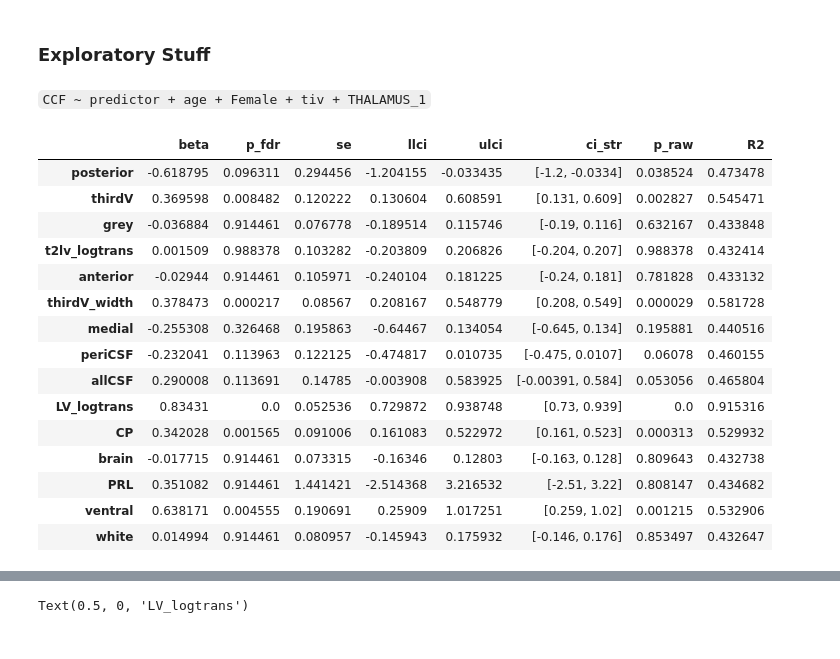
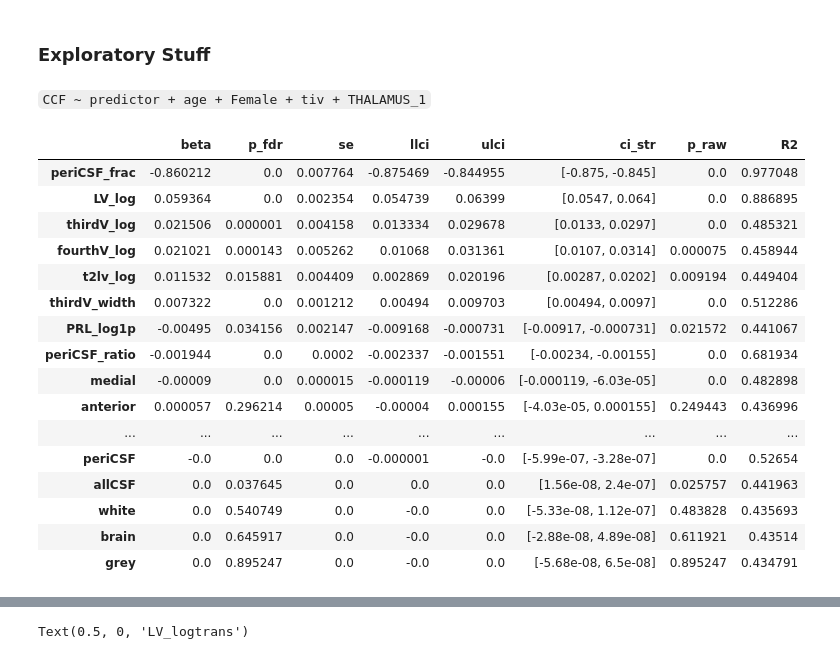
Before and after one commit to srs328/ms_mri, a Jupyter notebook: analysis/thalamus/csf_analysis.ipynb, the cells around one changed output, grey strips where cells are left out. Drawn from its saved outputs; the diff is of its cells as text; code cells hidden in the pictures.

```diff
--- a/analysis/thalamus/csf_analysis.ipynb
+++ b/analysis/thalamus/csf_analysis.ipynb
@@ -601,55 +413,60 @@ def run_regressions(
 # %% [markdown]
 ### Exploratory Stuff
 # %%
-model_data = df_z[MS_patients].join([df_thomas2_z, df_thomas_z[df_thomas_z.columns[~df_thomas_z.columns.isin(["THALAMUS_1"])]]])
+model_data = data[MS_patients]
 
 all_predictors = [
-    "LV_logtrans",
-    "LV",
+    "LV_log",
     "CP",
     "periCSF",
     "allCSF",
-    "thirdV",
+    "thirdV_log",
+    "fourthV_log",
+    "asegCSF",
+    "CCF",
+    "periCSF_ratio",
+    "periCSF_frac",
     "thirdV_width",
     "THALAMUS_1",
     "medial",
     "posterior",
     "ventral",
     "anterior",
-    "t2lv_logtrans",
+    "t2lv_log",
     "brain",
     "white",
     "grey",
-    "PRL"
+    "PRL_log1p"
 ]
 # %%
 outcome = "CCF" # LV / allCSF
 covariates = ["age", "Female", "tiv", "THALAMUS_1"]
 
 predictors = set(all_predictors).difference(set([outcome] + covariates))
 
 results = run_regressions(model_data, outcome, predictors, covariates)
 
 display(Markdown(f"`{outcome} ~ predictor + {" + ".join(covariates)}`"))
-# display_order = results["beta"].apply(np.abs).sort_values(ascending=False).index
-display_order = results.index
+display_order = results["beta"].apply(np.abs).sort_values(ascending=False).index
+# display_order = results.index
 display_cols = results.columns[~results.columns.isin(["ci"])]
 display(results.loc[display_order, display_cols])
 # %% [output]
 `CCF ~ predictor + age + Female + tiv + THALAMUS_1`
 |  | beta | p_fdr | se | llci | ulci | ci_str | p_raw | R2 |
-| posterior | -0.618795 | 0.096311 | 0.294456 | -1.204155 | -0.033435 | [-1.2, -0.0334] | 0.038524 | 0.473478 |
-| thirdV | 0.369598 | 0.008482 | 0.120222 | 0.130604 | 0.608591 | [0.131, 0.609] | 0.002827 | 0.545471 |
-| grey | -0.036884 | 0.914461 | 0.076778 | -0.189514 | 0.115746 | [-0.19, 0.116] | 0.632167 | 0.433848 |
-| t2lv_logtrans | 0.001509 | 0.988378 | 0.103282 | -0.203809 | 0.206826 | [-0.204, 0.207] | 0.988378 | 0.432414 |
-| anterior | -0.02944 | 0.914461 | 0.105971 | -0.240104 | 0.181225 | [-0.24, 0.181] | 0.781828 | 0.433132 |
-| thirdV_width | 0.378473 | 0.000217 | 0.08567 | 0.208167 | 0.548779 | [0.208, 0.549] | 0.000029 | 0.581728 |
-| medial | -0.255308 | 0.326468 | 0.195863 | -0.64467 | 0.134054 | [-0.645, 0.134] | 0.195881 | 0.440516 |
-| periCSF | -0.232041 | 0.113963 | 0.122125 | -0.474817 | 0.010735 | [-0.475, 0.0107] | 0.06078 | 0.460155 |
-| allCSF | 0.290008 | 0.113691 | 0.14785 | -0.003908 | 0.583925 | [-0.00391, 0.584] | 0.053056 | 0.465804 |
-| LV_logtrans | 0.83431 | 0.0 | 0.052536 | 0.729872 | 0.938748 | [0.73, 0.939] | 0.0 | 0.915316 |
-| CP | 0.342028 | 0.001565 | 0.091006 | 0.161083 | 0.522972 | [0.161, 0.523] | 0.000313 | 0.529932 |
-| brain | -0.017715 | 0.914461 | 0.073315 | -0.16346 | 0.12803 | [-0.163, 0.128] | 0.809643 | 0.432738 |
-| PRL | 0.351082 | 0.914461 | 1.441421 | -2.514368 | 3.216532 | [-2.51, 3.22] | 0.808147 | 0.434682 |
-| ventral | 0.638171 | 0.004555 | 0.190691 | 0.25909 | 1.017251 | [0.259, 1.02] | 0.001215 | 0.532906 |
-| white | 0.014994 | 0.914461 | 0.080957 | -0.145943 | 0.175932 | [-0.146, 0.176] | 0.853497 | 0.432647 |
+| periCSF_frac | -0.860212 | 0.0 | 0.007764 | -0.875469 | -0.844955 | [-0.875, -0.845] | 0.0 | 0.977048 |
+| LV_log | 0.059364 | 0.0 | 0.002354 | 0.054739 | 0.06399 | [0.0547, 0.064] | 0.0 | 0.886895 |
+| thirdV_log | 0.021506 | 0.000001 | 0.004158 | 0.013334 | 0.029678 | [0.0133, 0.0297] | 0.0 | 0.485321 |
+| fourthV_log | 0.021021 | 0.000143 | 0.005262 | 0.01068 | 0.031361 | [0.0107, 0.0314] | 0.000075 | 0.458944 |
+| t2lv_log | 0.011532 | 0.015881 | 0.004409 | 0.002869 | 0.020196 | [0.00287, 0.0202] | 0.009194 | 0.449404 |
+| thirdV_width | 0.007322 | 0.0 | 0.001212 | 0.00494 | 0.009703 | [0.00494, 0.0097] | 0.0 | 0.512286 |
+| PRL_log1p | -0.00495 | 0.034156 | 0.002147 | -0.009168 | -0.000731 | [-0.00917, -0.000731] | 0.021572 | 0.441067 |
+| periCSF_ratio | -0.001944 | 0.0 | 0.0002 | -0.002337 | -0.001551 | [-0.00234, -0.00155] | 0.0 | 0.681934 |
+| medial | -0.00009 | 0.0 | 0.000015 | -0.000119 | -0.00006 | [-0.000119, -6.03e-05] | 0.0 | 0.482898 |
+| anterior | 0.000057 | 0.296214 | 0.00005 | -0.00004 | 0.000155 | [-4.03e-05, 0.000155] | 0.249443 | 0.436996 |
+| ... | ... | ... | ... | ... | ... | ... | ... | ... |
+| periCSF | -0.0 | 0.0 | 0.0 | -0.000001 | -0.0 | [-5.99e-07, -3.28e-07] | 0.0 | 0.52654 |
+| allCSF | 0.0 | 0.037645 | 0.0 | 0.0 | 0.0 | [1.56e-08, 2.4e-07] | 0.025757 | 0.441963 |
+| white | 0.0 | 0.540749 | 0.0 | -0.0 | 0.0 | [-5.33e-08, 1.12e-07] | 0.483828 | 0.435693 |
+| brain | 0.0 | 0.645917 | 0.0 | -0.0 | 0.0 | [-2.88e-08, 4.89e-08] | 0.611921 | 0.43514 |
+| grey | 0.0 | 0.895247 | 0.0 | -0.0 | 0.0 | [-5.68e-08, 6.5e-08] | 0.895247 | 0.434791 |
```
Also changed, not shown: parts of 9 cells of this notebook, 5 other files.
